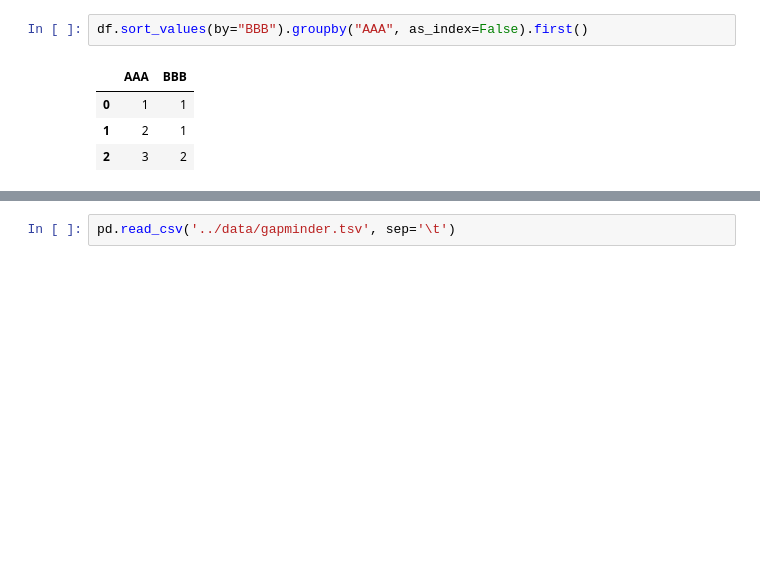
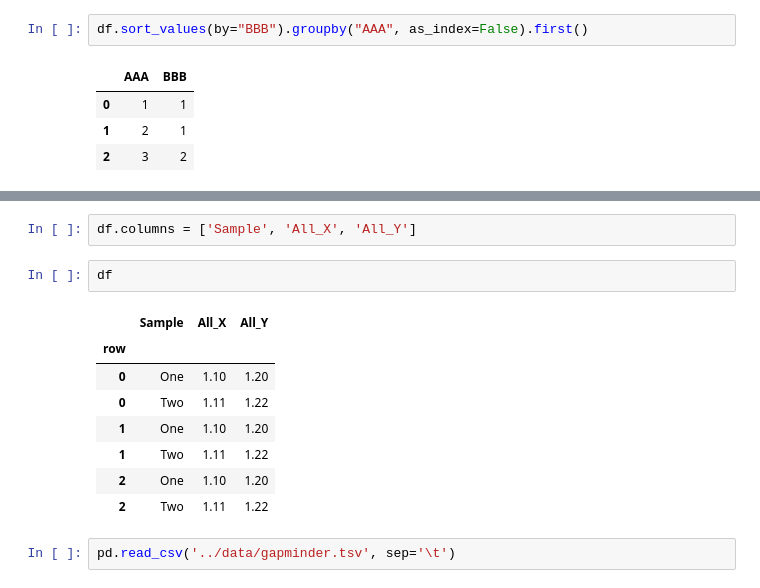
Before and after one commit to ChrisHSKim/python_for_everyone, a Jupyter notebook: notebooks/python with pandas.ipynb, the cells around one changed output, grey strips where cells are left out. Cells and saved outputs as stored; diff of their text form; blank space fills up the shorter version.

```diff
--- a/notebooks/python with pandas.ipynb
+++ b/notebooks/python with pandas.ipynb
@@ -210,3 +259,16 @@ df.sort_values(by="BBB").groupby("AAA", as_index=False).first()
+# %%
+df.columns = ['Sample', 'All_X', 'All_Y']
+# %%
+df
+# %% [output]
+|  | Sample | All_X | All_Y |
+| row |  |  |  |
+| 0 | One | 1.10 | 1.20 |
+| 0 | Two | 1.11 | 1.22 |
+| 1 | One | 1.10 | 1.20 |
+| 1 | Two | 1.11 | 1.22 |
+| 2 | One | 1.10 | 1.20 |
+| 2 | Two | 1.11 | 1.22 |
 # %%
 pd.read_csv('../data/gapminder.tsv', sep='\t')
 # %% [output]
```
Also changed, not shown: parts of 9 cells of this notebook.
